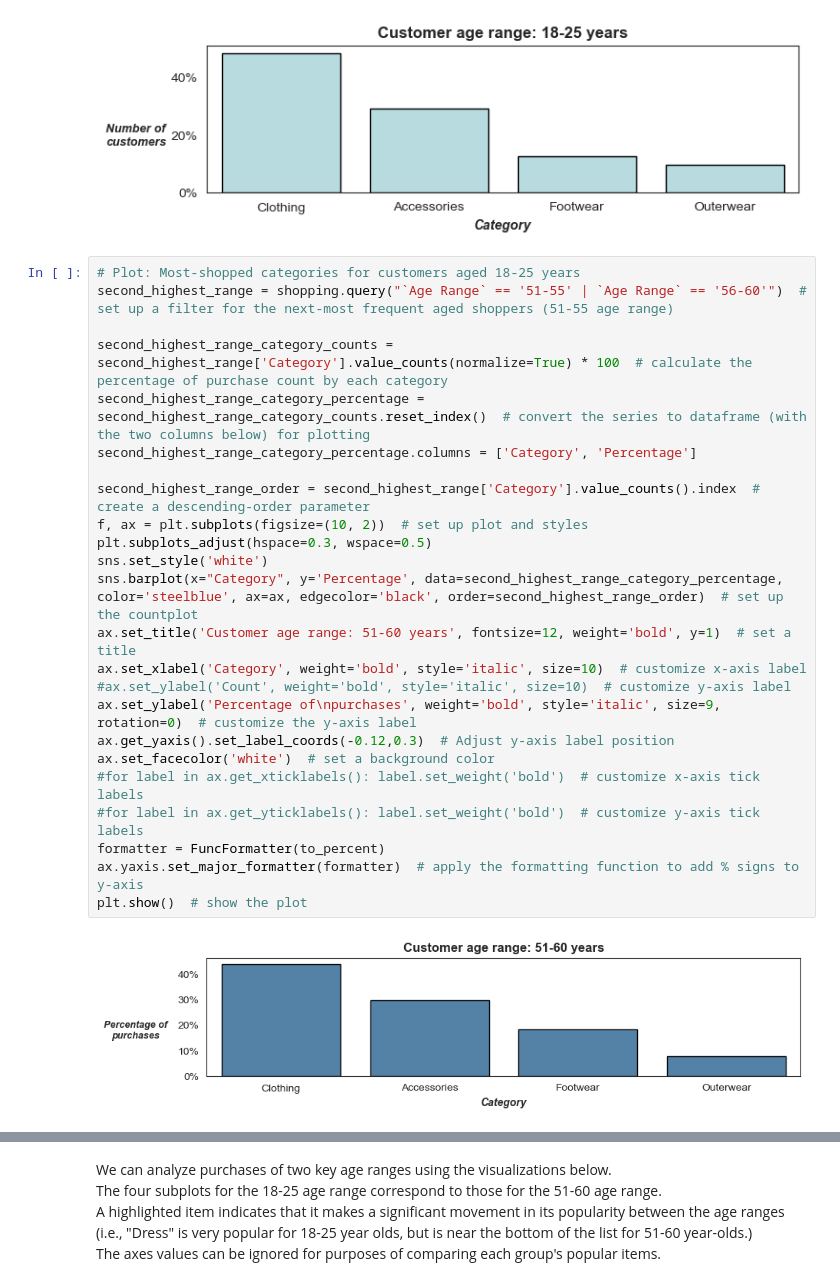
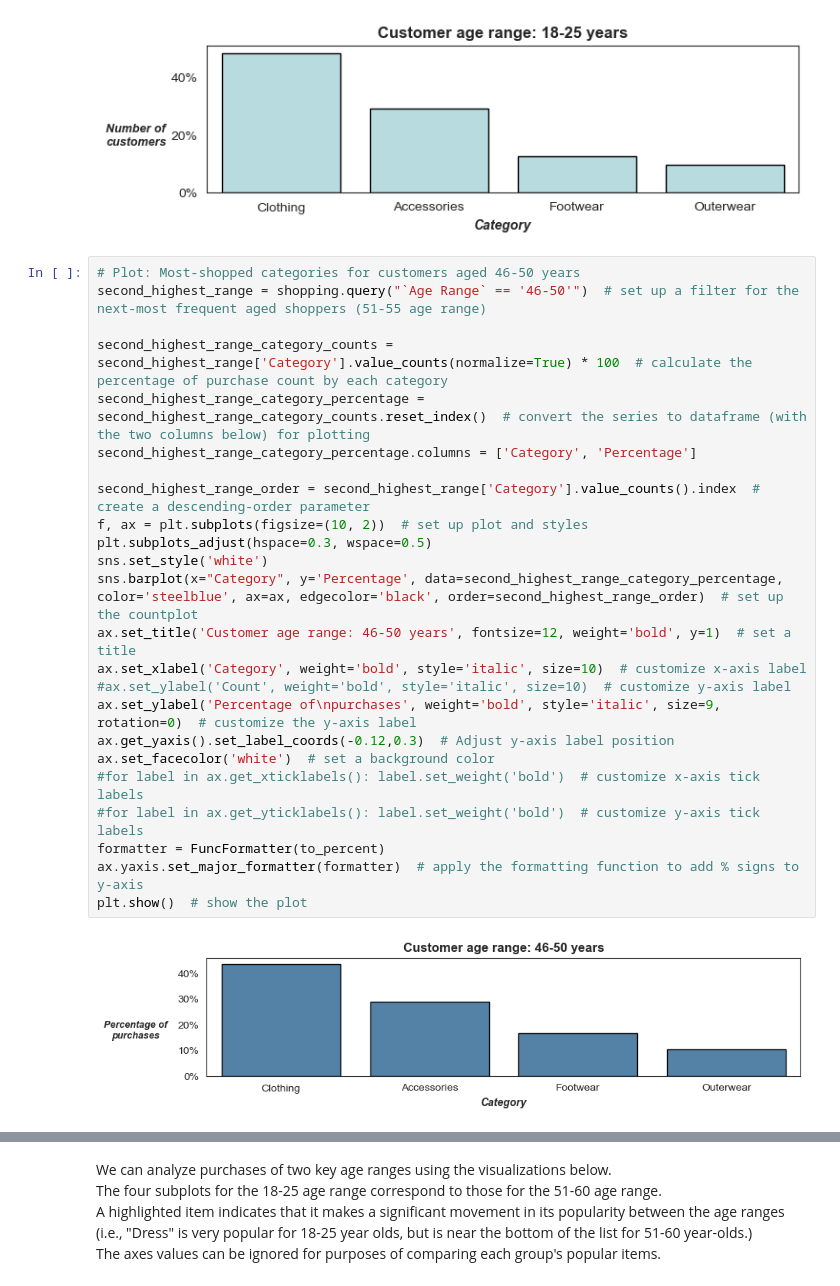
Before and after one commit to molly777yllom/DataDive3_DATA3500, a Jupyter notebook: shopping_trends.ipynb, the cells around one changed output, grey strips where cells are left out. Drawn from its saved outputs; the diff is of its cells as text.

```diff
--- a/shopping_trends.ipynb
+++ b/shopping_trends.ipynb
@@ -475,28 +475,28 @@ plt.show()  # show the plot
 # %% [output]
 [figure]
 # %%
-# Plot: Most-shopped categories for customers aged 18-25 years
-second_highest_range = shopping.query("`Age Range` == '51-55' | `Age Range` == '56-60'")  # set up a filter for the next-most frequent aged shoppers (51-55 age range)
+# Plot: Most-shopped categories for customers aged 46-50 years
+second_highest_range = shopping.query("`Age Range` == '46-50'")  # set up a filter for the next-most frequent aged shoppers (51-55 age range)
 
 second_highest_range_category_counts = second_highest_range['Category'].value_counts(normalize=True) * 100  # calculate the percentage of purchase count by each category
 second_highest_range_category_percentage = second_highest_range_category_counts.reset_index()  # convert the series to dataframe (with the two columns below) for plotting
 second_highest_range_category_percentage.columns = ['Category', 'Percentage']
 
 second_highest_range_order = second_highest_range['Category'].value_counts().index  # create a descending-order parameter
 f, ax = plt.subplots(figsize=(10, 2))  # set up plot and styles
 plt.subplots_adjust(hspace=0.3, wspace=0.5)
 sns.set_style('white')
 sns.barplot(x="Category", y='Percentage', data=second_highest_range_category_percentage, color='steelblue', ax=ax, edgecolor='black', order=second_highest_range_order)  # set up the countplot
-ax.set_title('Customer age range: 51-60 years', fontsize=12, weight='bold', y=1)  # set a title
+ax.set_title('Customer age range: 46-50 years', fontsize=12, weight='bold', y=1)  # set a title
 ax.set_xlabel('Category', weight='bold', style='italic', size=10)  # customize x-axis label
 #ax.set_ylabel('Count', weight='bold', style='italic', size=10)  # customize y-axis label
 ax.set_ylabel('Percentage of\npurchases', weight='bold', style='italic', size=9, rotation=0)  # customize the y-axis label
 ax.get_yaxis().set_label_coords(-0.12,0.3)  # Adjust y-axis label position
 ax.set_facecolor('white')  # set a background color
 #for label in ax.get_xticklabels(): label.set_weight('bold')  # customize x-axis tick labels
 #for label in ax.get_yticklabels(): label.set_weight('bold')  # customize y-axis tick labels
 formatter = FuncFormatter(to_percent)
 ax.yaxis.set_major_formatter(formatter)  # apply the formatting function to add % signs to y-axis
 plt.show()  # show the plot
 # %% [output]
-[figure, old version]
+[figure, new version]
```
Also changed, not shown: parts of 4 cells of this notebook.
